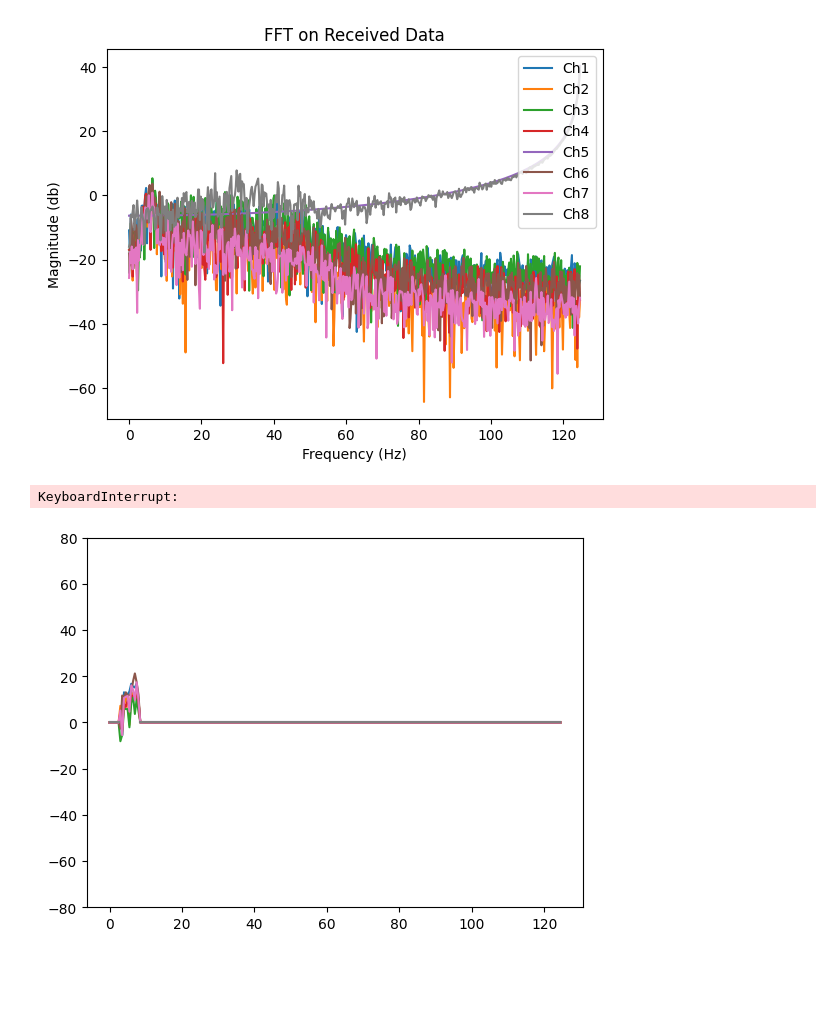
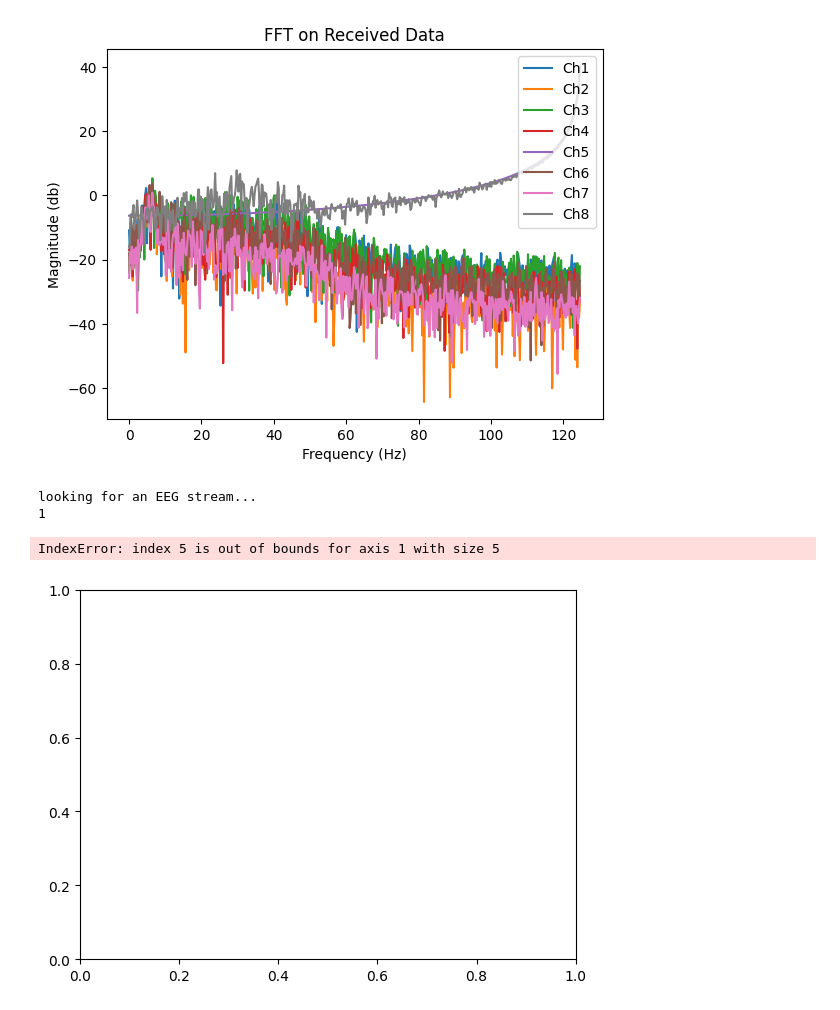
Before and after one commit to LeouYing/BCI-Project, a Jupyter notebook: lsl/receiver.ipynb, the cells around one changed output. Drawn from its saved outputs; the diff is of its cells as text; code cells hidden in the pictures; blank space fills up the shorter version.

```diff
--- a/lsl/receiver.ipynb
+++ b/lsl/receiver.ipynb
@@ -145,6 +141,7 @@ while True:
     # get a new sample (you can also omit the timestamp part if you're not
     # interested in it)
     chunk, timestamps = inlet.pull_chunk()
+    # print(np.array(chunk).shape)
 
     if timestamps:
         data.extend(chunk)
@@ -171,33 +168,44 @@ while True:
 
 
         yfs = [fft(data_array[:, i])[:N//2] for i in range(8)]
         xf = fftfreq(N, df)[:N//2]
-        # xf = xf[xf < 10]
+        # xf = xf[xf > 3]
+        # xf = xf[xf < 8]
 
         '''
         Convert power signal to normalized decibel
         '''
         yf_plot = [20*np.log10(np.abs(yf)/np.max(yf)) for yf in yfs]
         # print(yf_plot[0])
         for i in range(8):
             yf_plot[i] -= yf_plot[i][0]
+            # yf_plot[i] = yf_plot[i][xf > 3]
+
             yf_plot[i][xf > 8] = 0
             yf_plot[i][xf < 3] = 0
+            yf_plot[i] = yf_plot[i][xf < 8]
+            # yf_plot[i] = yf_plot[i][xf > 2]
             # yf_plot[i] = yf_plot[i][:len(xf)]
+
+        # xf = xf[xf > 3]
+        xf = xf[xf < 8]
+        # xf = xf[xf > 2]
 
         ax.clear()
 
         # ax.plot(data)
         # ax.set_ylim(-30, 30)
         ax.set_ylim(-80, 80)
         # print(yf_plot.shape)
 
         for i in range(8):
             ax.plot(xf, yf_plot[i], label=f'Ch{i}')
         display(fig)
         ax.legend()
         clear_output(wait=True)
     # plt.pause(0.1)
 # %% [output]
-KeyboardInterrupt:
+looking for an EEG stream...
+1
+IndexError: index 5 is out of bounds for axis 1 with size 5
-[figure, old version]
+[figure, new version]
```
Also changed, not shown: parts of 3 cells of this notebook, 3 other files.
